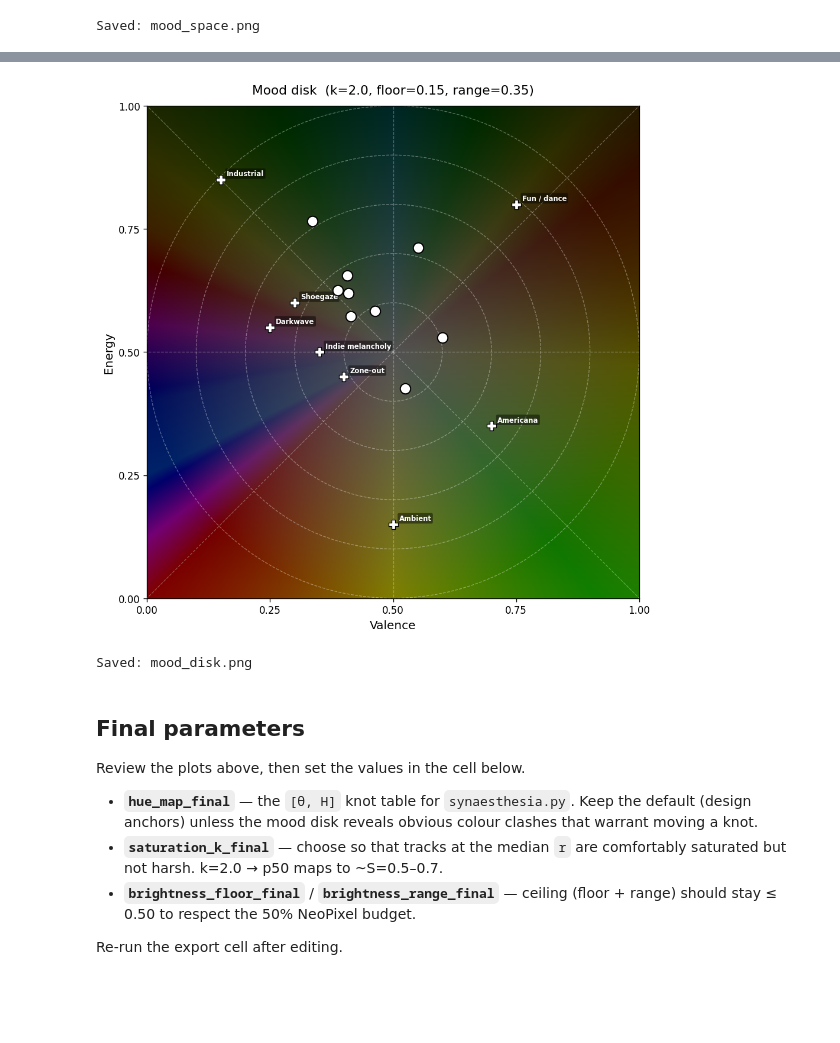
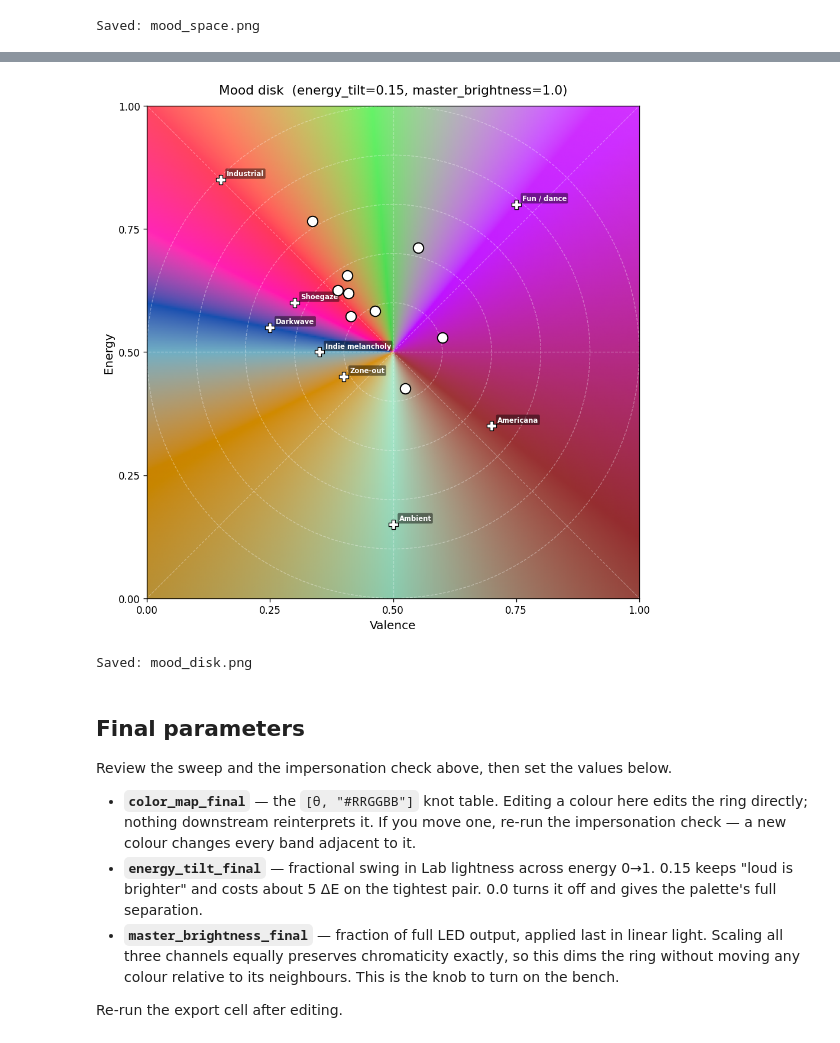
Before and after one commit to elephantgerald/musical.mood.ring, a Jupyter notebook: src/mood-model/m0_calibration.ipynb, the cells around one changed output, grey strips where cells are left out. Cells and saved outputs as stored; diff of their text form; code cells hidden in the pictures; blank space fills up the shorter version.

```diff
--- a/src/mood-model/m0_calibration.ipynb
+++ b/src/mood-model/m0_calibration.ipynb
@@ -555,87 +677,79 @@ Max deviation piecewise-linear vs spline: 179.6°
 # %%
 # ── Plot 5: Full mood disk ─────────────────────────────────────────────────
 #
-# Visualise the colour model end-to-end over the entire (valence, energy) space.
-# Each pixel: (v, e) → polar (r, θ) → H=hue_pl(θ), S=min(1, r*k), V=floor+range*e
-# → RGB via colorsys.
+# The colour model end-to-end over the whole (valence, energy) space, rendered
+# through the firmware's own color.mood_to_rgb(). Radius no longer changes the
+# colour, so the disk reads as clean wedges — that IS the model: direction is
+# the statement, and only energy (the vertical axis) tilts the lightness.
 
-SAT_K          = 2.0    # from final parameters below
-BRIGHT_FLOOR   = 0.15
-BRIGHT_RANGE   = 0.35
-
-N = 450
+N = 300
 v_lin = np.linspace(0, 1, N)
 e_lin = np.linspace(0, 1, N)
-V_grid, E_grid = np.meshgrid(v_lin, e_lin)
 
-R_grid   = np.hypot(V_grid - 0.5, E_grid - 0.5)
-Th_grid  = (np.degrees(np.arctan2(E_grid - 0.5, V_grid - 0.5)) % 360)
-
-H_grid = np.vectorize(hue_pl)(Th_grid) / 360.0
-S_grid = np.minimum(1.0, R_grid * SAT_K)
-Bv_grid = np.clip(BRIGHT_FLOOR + BRIGHT_RANGE * E_grid, 0.0, 1.0)
-
-# HSV → RGB (per pixel)
-rgb = np.vectorize(colorsys.hsv_to_rgb)(H_grid, S_grid, Bv_grid)
-img = np.stack(rgb, axis=-1)                     # shape (N, N, 3)
-img = img[::-1]                                  # flip so energy=1 is at top
+img = np.zeros((N, N, 3))
+for yi, e in enumerate(e_lin):
+    for xi, v in enumerate(v_lin):
+        img[yi, xi] = [c / 255 for c in mood_rgb(v, e)]
 
 fig, ax = plt.subplots(figsize=(8, 8))
 ax.imshow(img, extent=[0, 1, 0, 1], origin="lower", aspect="equal")
 ax.set_xlabel("Valence", fontsize=12)
 ax.set_ylabel("Energy", fontsize=12)
-ax.set_title(f"Mood disk  (k={SAT_K}, floor={BRIGHT_FLOOR}, range={BRIGHT_RANGE})",
+ax.set_title(f"Mood disk  (energy_tilt={synaesthesia.energy_tilt()}, "
+             f"master_brightness={synaesthesia.master_brightness()})",
              fontsize=13, pad=12)
 
 # Polar grid overlay
 cx, cy = 0.5, 0.5
 for r in [0.1, 0.2, 0.3, 0.4, 0.5]:
-    circle = plt.Circle((cx, cy), r, fill=False, color="white",
-                        alpha=0.35, lw=0.8, ls="--")
-    ax.add_patch(circle)
+    ax.add_patch(plt.Circle((cx, cy), r, fill=False, color="white",
+                            alpha=0.35, lw=0.8, ls="--"))
 for deg in range(0, 360, 45):
     rad = math.radians(deg)
     ca, sa = math.cos(rad), math.sin(rad)
     t = min(0.5 / abs(ca) if abs(ca) > 1e-9 else 9,
             0.5 / abs(sa) if abs(sa) > 1e-9 else 9)
     ax.plot([cx, cx + t * ca], [cy, cy + t * sa],
             color="white", alpha=0.30, lw=0.8, ls="--")
 
 # Design anchors
 for zone, (v, e) in ANCHORS.items():
     ax.scatter(v, e, marker="P", color="white", s=90, zorder=6,
                edgecolors="black", linewidths=0.8)
     ax.annotate(zone_label(zone), (v, e),
                 fontsize=7, textcoords="offset points", xytext=(6, 4),
                 color="white", fontweight="bold",
                 bbox=dict(boxstyle="round,pad=0.2", fc="black", ec="none", alpha=0.45))
 
 # Training track centroids
 for pl in playlists:
     ax.scatter(pl["valence"], pl["energy"], s=110, zorder=7,
                color="white", edgecolors="black", linewidths=1.2)
 
 ax.set_xticks([0, 0.25, 0.5, 0.75, 1.0])
 ax.set_yticks([0, 0.25, 0.5, 0.75, 1.0])
 plt.tight_layout()
 plt.savefig("mood_disk.png", dpi=150, bbox_inches="tight")
 plt.show()
 print("Saved: mood_disk.png")
 # %% [output]
-[figure, old version]
+[figure, new version]
 Saved: mood_disk.png
 # %% [markdown]
 ## Final parameters
 
-Review the plots above, then set the values in the cell below.
+Review the sweep and the impersonation check above, then set the values below.
 
-- **`hue_map_final`** — the `[θ, H]` knot table for `synaesthesia.py`.
-  Keep the default (design anchors) unless the mood disk reveals obvious
-  colour clashes that warrant moving a knot.
-- **`saturation_k_final`** — choose so that tracks at the median `r` are
-  comfortably saturated but not harsh. k=2.0 → p50 maps to ~S=0.5–0.7.
-- **`brightness_floor_final`** / **`brightness_range_final`** — ceiling
-  (floor + range) should stay ≤ 0.50 to respect the 50% NeoPixel budget.
+- **`color_map_final`** — the `[θ, "#RRGGBB"]` knot table. Editing a colour here
+  edits the ring directly; nothing downstream reinterprets it. If you move one,
+  re-run the impersonation check — a new colour changes every band adjacent to it.
+- **`energy_tilt_final`** — fractional swing in Lab lightness across energy 0→1.
+  0.15 keeps "loud is brighter" and costs about 5 ΔE on the tightest pair.
+  0.0 turns it off and gives the palette's full separation.
+- **`master_brightness_final`** — fraction of full LED output, applied last in
+  linear light. Scaling all three channels equally preserves chromaticity exactly,
+  so this dims the ring without moving any colour relative to its neighbours.
+  This is the knob to turn on the bench.
 
 Re-run the export cell after editing.
 # %%
```
Also changed, not shown: parts of 11 cells of this notebook, 1 other file.
